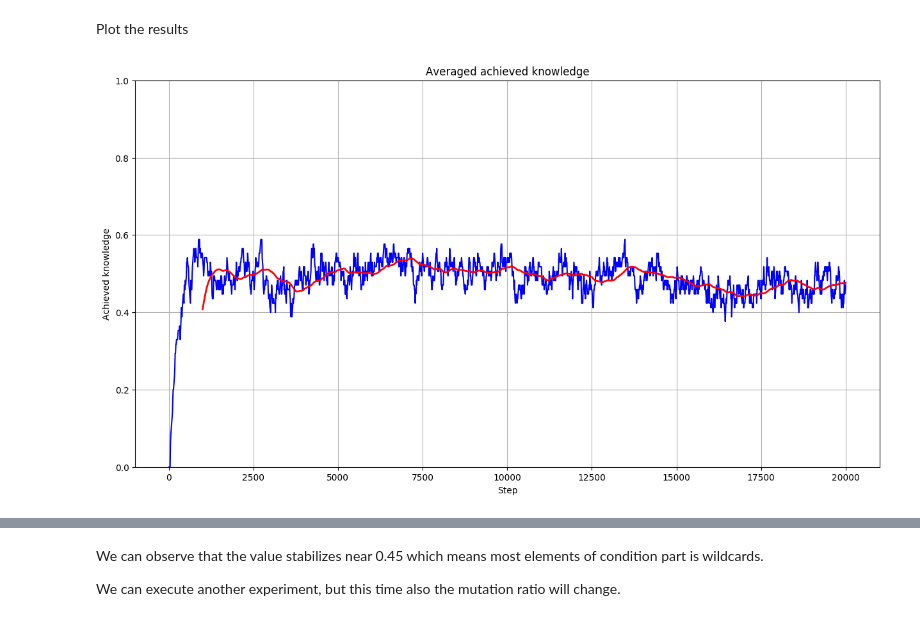
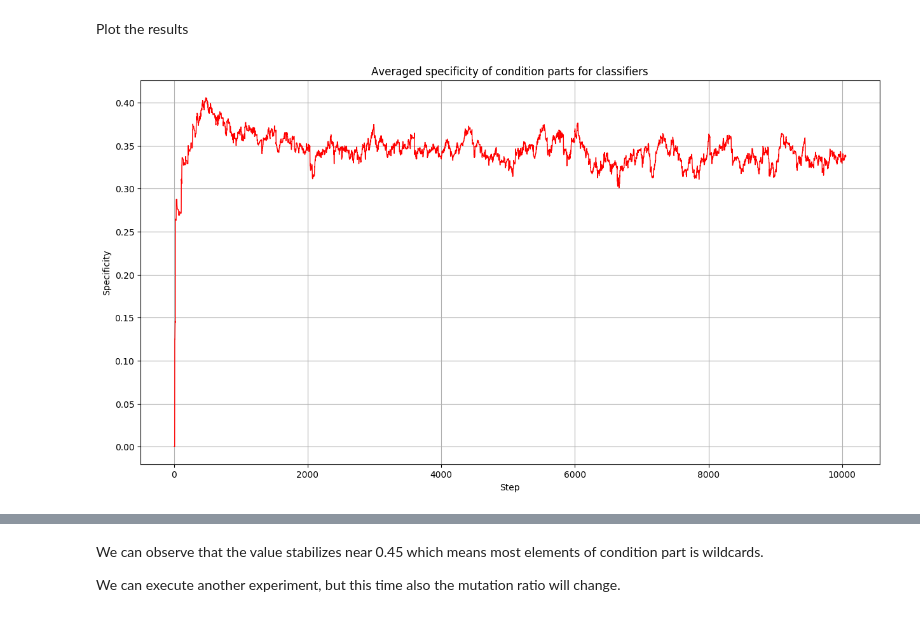
Before and after one commit to ParrotPrediction/pyalcs, a Jupyter notebook: examples/notebooks/ACS2 in Maze.ipynb, the cells around one changed output, grey strips where cells are left out. Saved outputs shown, nothing was run; the diff lists cells and outputs as text; code cells hidden in the pictures.

```diff
--- a/examples/notebooks/ACS2 in Maze.ipynb
+++ b/examples/notebooks/ACS2 in Maze.ipynb
@@ -135,14 +136,10 @@ He can perceive 8 values (neighbourhood cells - N, NE, E, SE, S, SW, W, NW) and
 The whole simulation will run a certain number of times for certain number of steps.
 # %%
 # Number of experiments
-EXPERIMENTS = 5
+EXPERIMENTS = 1
 
 # Number of agent steps for each experiment
-STEPS = 20000 # 10 000
-
-# Maximum number of steps in single trial (before resetting an animat)
-# Set to None for no limits
-MAX_STEPS_IN_TRIAL = None
+STEPS = 10000 # 10 000
 
 # Amount of processes pool
 PROCESSES = 2
@@ -167,6 +164,7 @@ def perform_experiment(experiment):
         ActualStep('time'),
         SuccessfulTrial('found_reward'),
         ClassifierPopulationSize('total_classifiers'),
+        ReliableClassifierPopulationSize('reliable_classifiers'),
         AveragedFitnessScore('average_fitness'),
         AveragedConditionSpecificity('average_specificity'),
         AchievedKnowledge('achieved_knowledge')
@@ -250,3 +250,8 @@ all_metrics.sample(5)
+# %%
+def get_avg_per_step(performance, colname):
+    avg_metric_per_step = pd.DataFrame(performance.groupby('time')[colname].mean())
+    avg_metric_per_step.reset_index(inplace=True)
+    return avg_metric_per_step
 # %% [markdown]
 ### Number of steps to food
 Measures if the classifier actually *learns* something along the time.
@@ -315,22 +368,17 @@ def get_avg_achieved_knowledge_per_step(performance):
 # %% [markdown]
 Plot the results
 # %%
-knowledge_per_step = get_avg_achieved_knowledge_per_step(all_metrics)
-knowledge_per_step['MA'] = knowledge_per_step['achieved_knowledge'].rolling(window=100).mean()
+spec_per_step = get_avg_per_step(all_metrics, 'average_specificity')
 
 fig = plt.figure(figsize=(15, 8), dpi=100)
 
-plt.plot(knowledge_per_step['time'], knowledge_per_step['achieved_knowledge'], 'b')
-plt.plot(knowledge_per_step['time'], knowledge_per_step['MA'], 'r', linewidth=2.0)
-
-plt.title('Averaged achieved knowledge')
+plt.plot(spec_per_step['time'], spec_per_step['average_specificity'], 'r', linewidth=1)
+plt.title('Averaged specificity of condition parts for classifiers')
 plt.xlabel('Step')
-plt.ylabel('Achieved knowledge')
-
-plt.ylim([0, 1])
+plt.ylabel('Specificity')
 
 plt.grid(True)
 
 plt.show()
 # %% [output]
-[figure, old version]
+[figure, new version]
```
Also changed, not shown: parts of 18 cells of this notebook, 2 other files.
